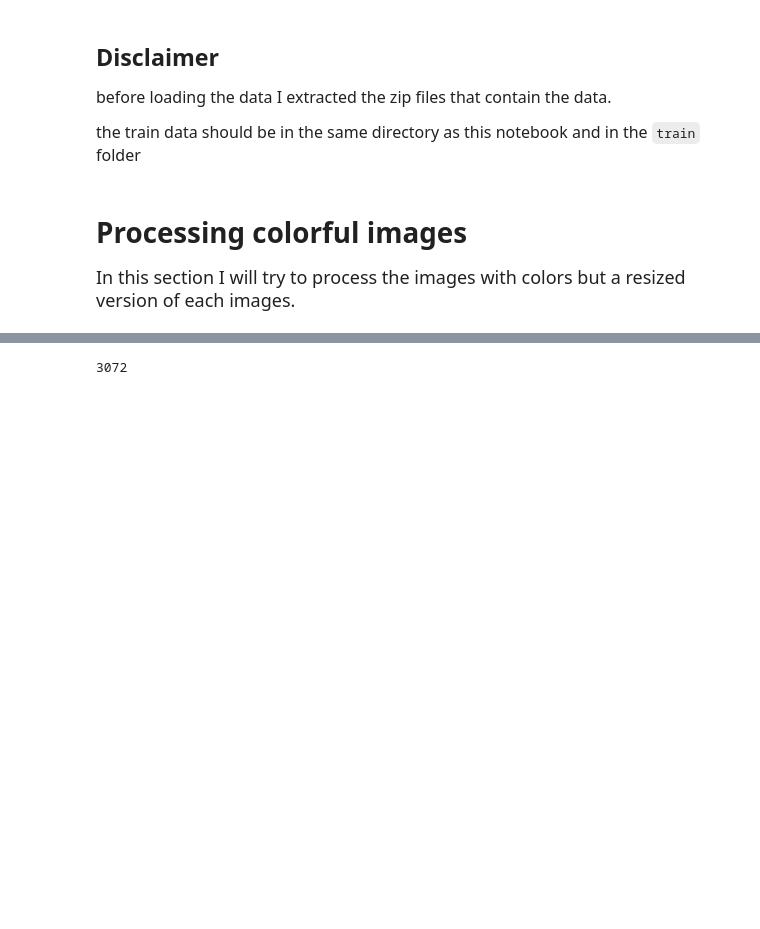
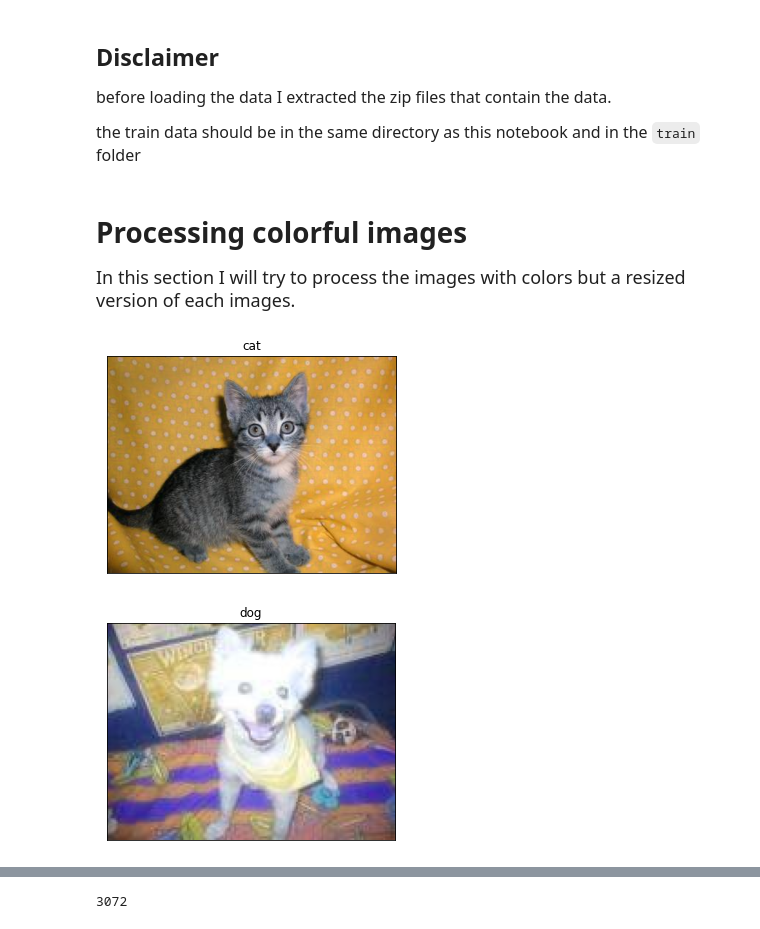
Before and after one commit to EitanKats/data-science-sem-b, a Jupyter notebook: cats_vs_dogs.ipynb, the cells around one changed output, grey strips where cells are left out. Saved outputs shown, nothing was run; the diff lists cells and outputs as text; code cells hidden in the pictures; blank space fills up the shorter version.

```diff
--- a/cats_vs_dogs.ipynb
+++ b/cats_vs_dogs.ipynb
@@ -16,6 +22,11 @@ from sklearn.preprocessing import StandardScaler
 # %% [markdown]
 # Processing colorful images
 <font size="4">In this section I will try to process the images with colors but a resized version of each images.</font>
+# %%
+def display_one(a, title1 = "Original"):
+    plt.imshow(a), plt.title(title1)
+    plt.xticks([]), plt.yticks([])
+    plt.show()
 # %%
 data = []
 label = []
@@ -24,10 +35,6 @@ IMG_SIZE = 32
 
 for file in os.listdir(path):
     img=cv2.imread(path+file)
-    img=cv2.resize(img,(IMG_SIZE,IMG_SIZE),interpolation=cv2.INTER_AREA)
-    img=img.astype('float32')
-    img = img.ravel()
-#     img = img.reshape(-1,1024)
     file_label = file.split('.')[0]
 
     if file_label == 'cat':
@@ -35,4 +42,9 @@ for file in os.listdir(path):
     else:
         label.append(0)
     data.append(img)
-data = np.array(data)
+# %%
+display_one(data[1],"cat" if label[1]==1 else "dog")
+display_one(data[2],"cat" if label[2]==1 else "dog")
+# %% [output]
+[figure, added]
+[figure, added]
```
Also changed, not shown: parts of 32 cells of this notebook.
